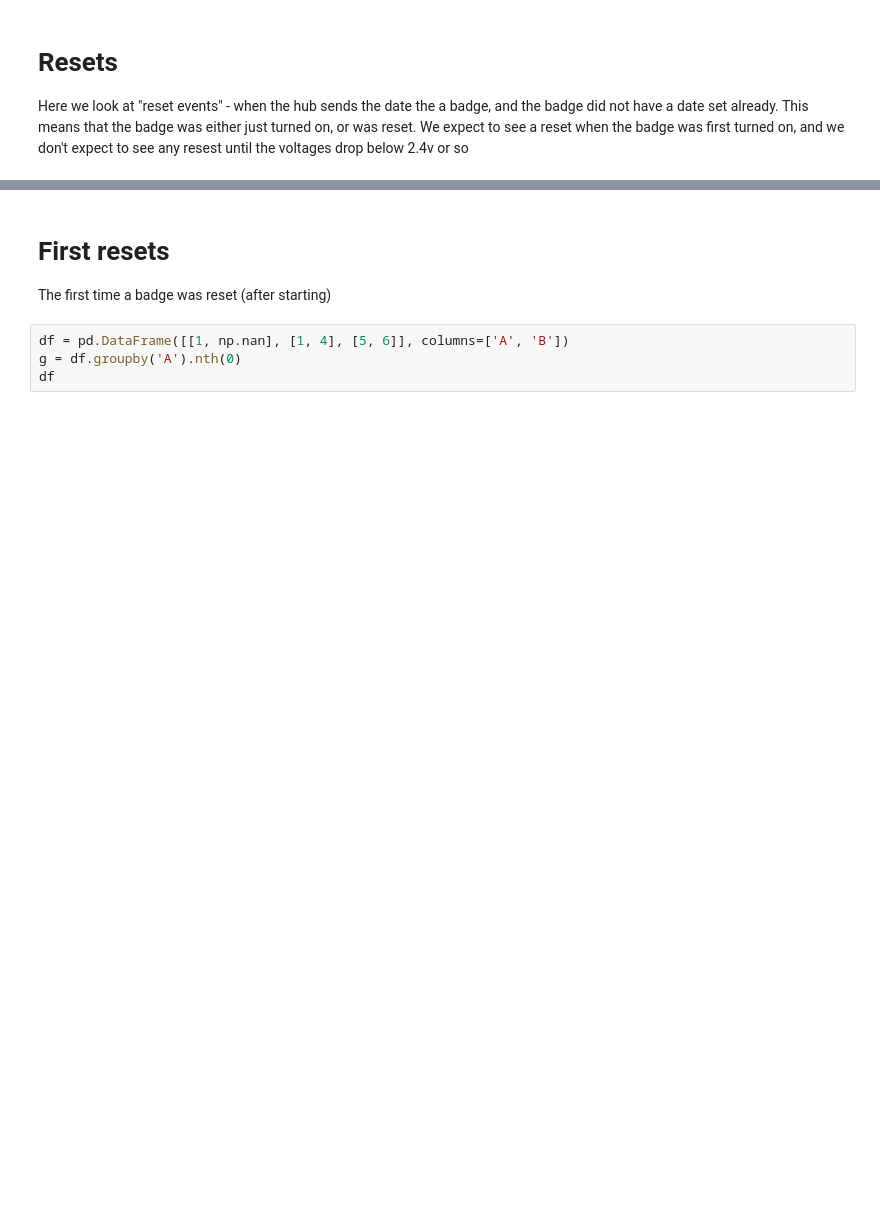
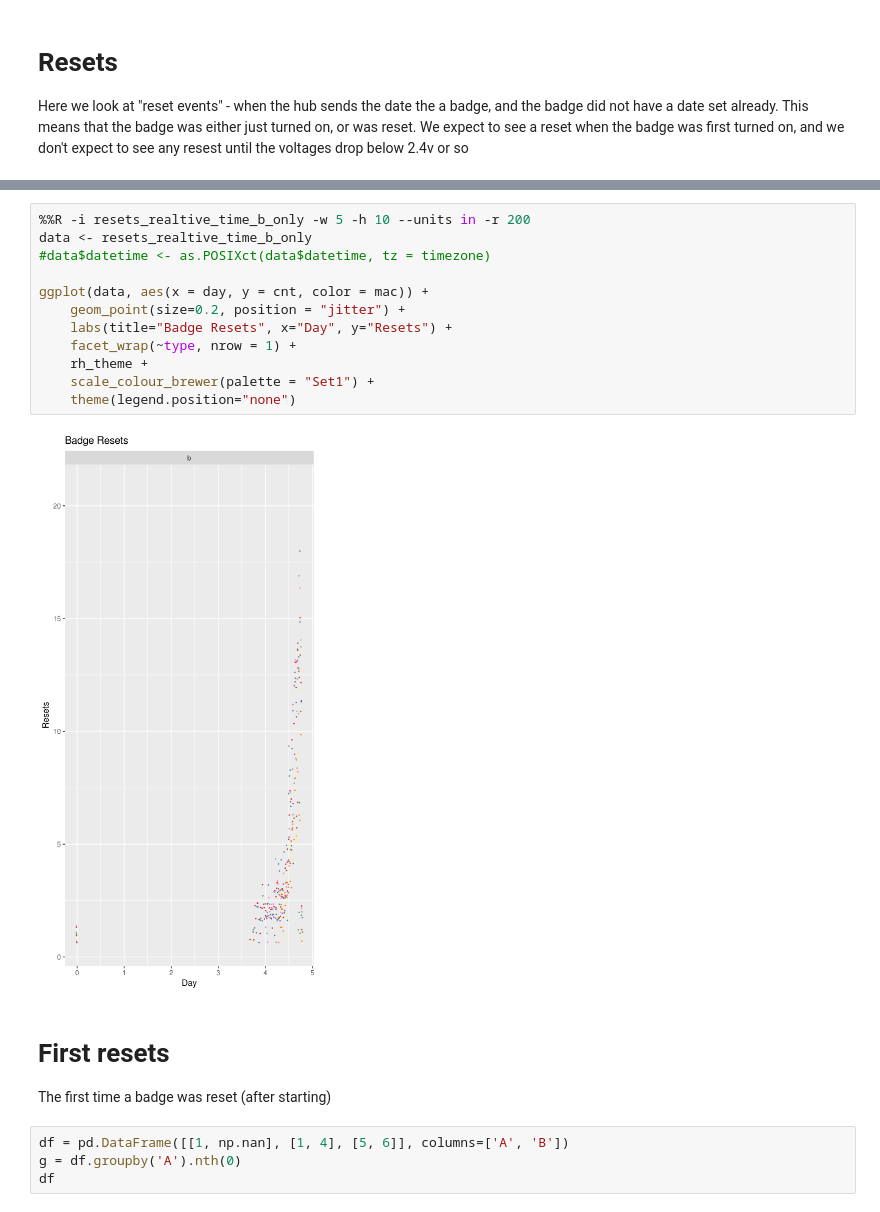
Before and after one commit to HumanDynamics/openbadge-analysis-test-badge, a Jupyter notebook: notebooks/20180501_test_3v06_full_batch.ipynb, the cells around one changed output, grey strips where cells are left out. Cells and saved outputs as stored; diff of their text form; blank space fills up the shorter version.

```diff
--- a/notebooks/20180501_test_3v06_full_batch.ipynb
+++ b/notebooks/20180501_test_3v06_full_batch.ipynb
@@ -220,3 +316,17 @@ ggplot(data, aes(x = day, y = cnt, color = mac)) +
+# %%
+%%R -i resets_realtive_time_b_only -w 5 -h 10 --units in -r 200
+data <- resets_realtive_time_b_only
+#data$datetime <- as.POSIXct(data$datetime, tz = timezone)
+
+ggplot(data, aes(x = day, y = cnt, color = mac)) +
+    geom_point(size=0.2, position = "jitter") +
+    labs(title="Badge Resets", x="Day", y="Resets") +
+    facet_wrap(~type, nrow = 1) +
+    rh_theme +
+    scale_colour_brewer(palette = "Set1") +
+    theme(legend.position="none")
+# %% [output]
+[figure, added]
 # %% [markdown]
 # First resets
 The first time a badge was reset (after starting)
```
Also changed, not shown: parts of 24 cells of this notebook.
